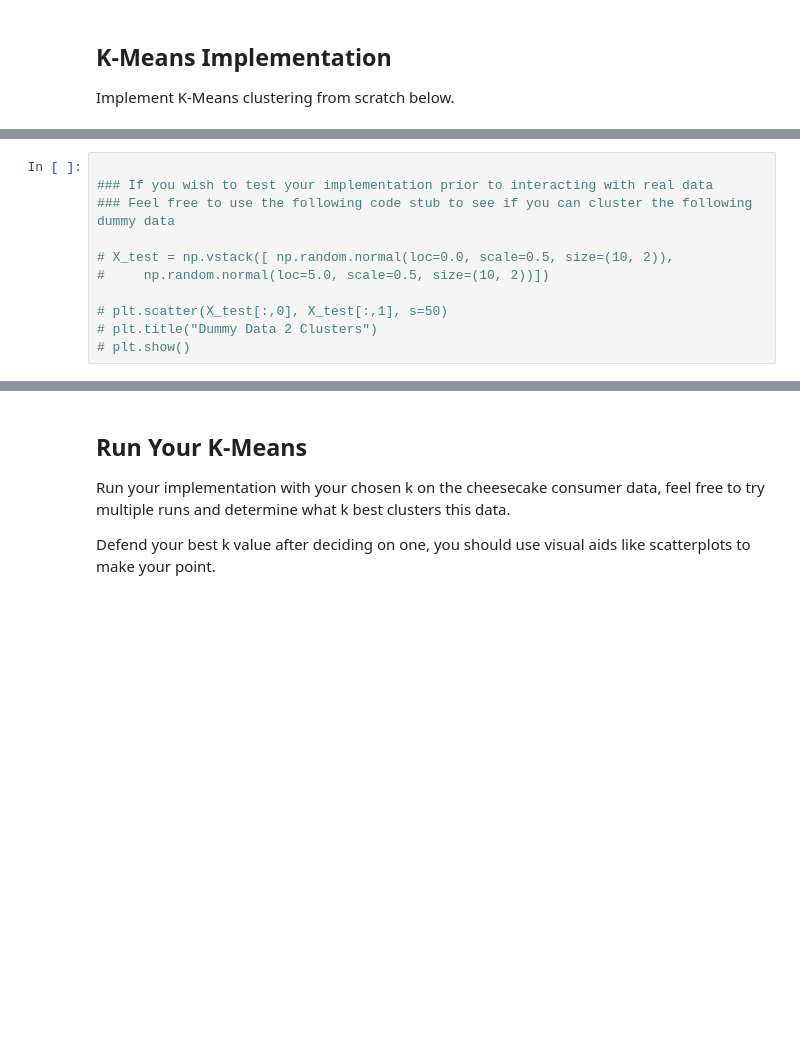
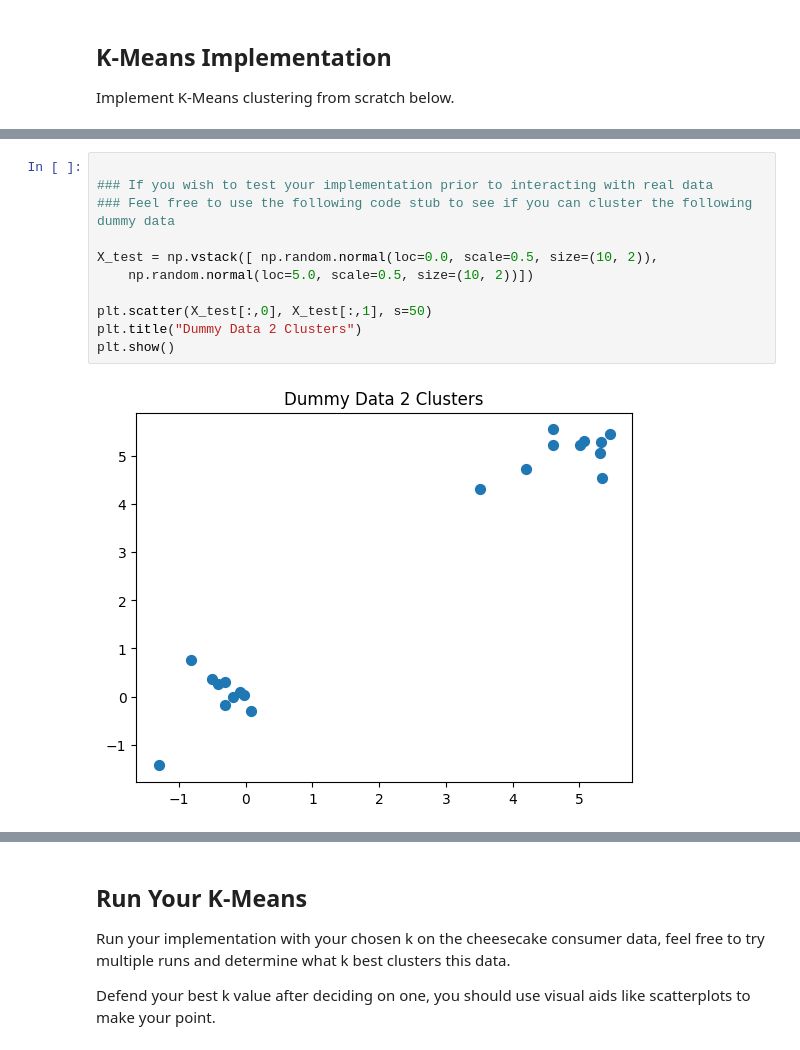
Before and after one commit to 7sr7/Intro-to-AI-HW2, a Jupyter notebook: Silvestre_Intro_to_AI_HW_2.ipynb, the cells around one changed output, grey strips where cells are left out. Saved outputs shown, nothing was run; the diff lists cells and outputs as text; blank space fills up the shorter version.

```diff
--- a/Silvestre_Intro_to_AI_HW_2.ipynb
+++ b/Silvestre_Intro_to_AI_HW_2.ipynb
@@ -899,11 +820,13 @@ Implement K-Means clustering from scratch below.
 # %%
 
 ### If you wish to test your implementation prior to interacting with real data
 ### Feel free to use the following code stub to see if you can cluster the following dummy data
 
-# X_test = np.vstack([ np.random.normal(loc=0.0, scale=0.5, size=(10, 2)),
-#     np.random.normal(loc=5.0, scale=0.5, size=(10, 2))])
+X_test = np.vstack([ np.random.normal(loc=0.0, scale=0.5, size=(10, 2)),
+    np.random.normal(loc=5.0, scale=0.5, size=(10, 2))])
 
-# plt.scatter(X_test[:,0], X_test[:,1], s=50)
-# plt.title("Dummy Data 2 Clusters")
-# plt.show()
+plt.scatter(X_test[:,0], X_test[:,1], s=50)
+plt.title("Dummy Data 2 Clusters")
+plt.show()
+# %% [output]
+[figure, added]
```
Also changed, not shown: parts of 44 cells of this notebook.
